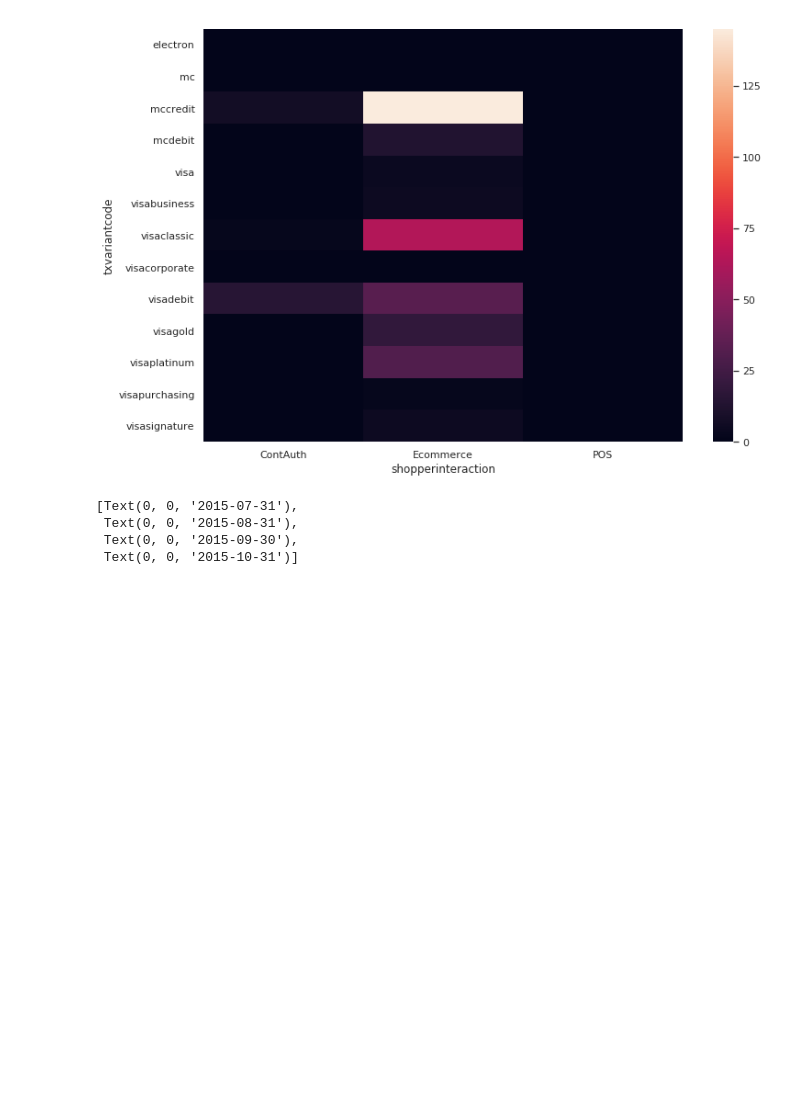
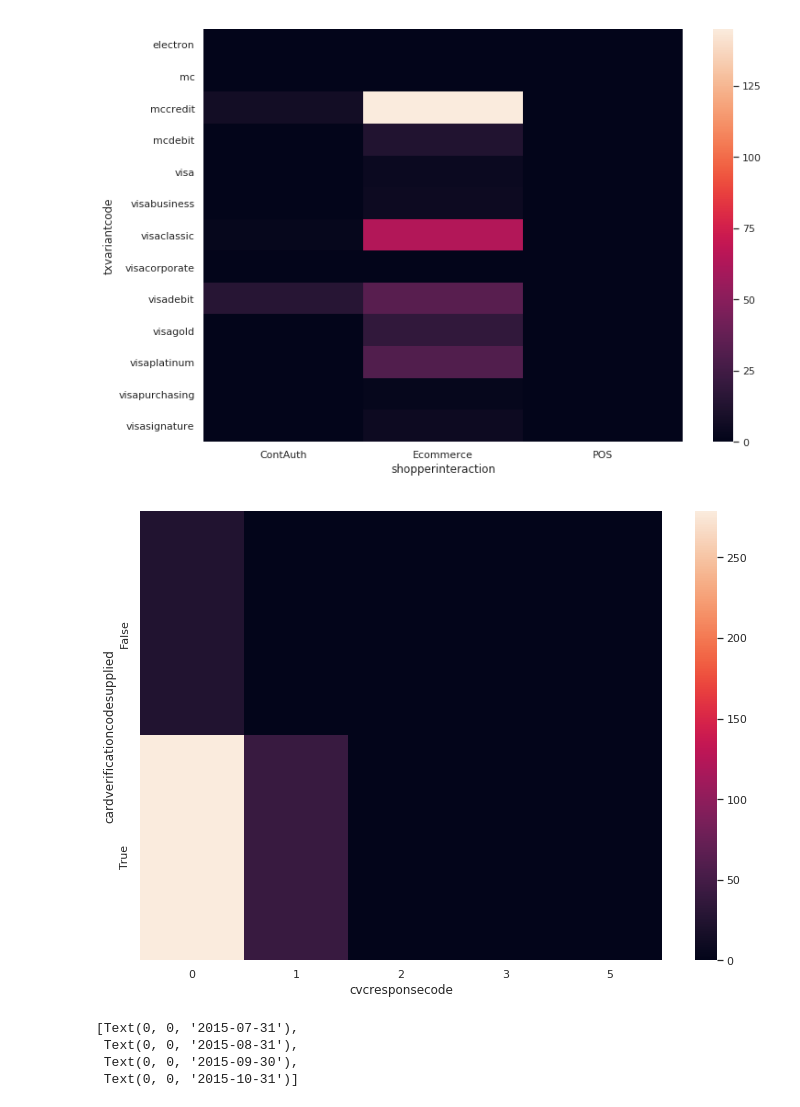
Before and after one commit to MartijnVermeulen96/CS4035-Labs, a Jupyter notebook: Lab1/Code/Visualization task.ipynb, the cells around one changed output. Cells and saved outputs as stored; diff of their text form; code cells hidden in the pictures; blank space fills up the shorter version.

```diff
--- a/Lab1/Code/Visualization task.ipynb
+++ b/Lab1/Code/Visualization task.ipynb
@@ -111,6 +111,12 @@ heatmap_data = pd.pivot_table(finalset, "simple_journal", "txvariantcode","shopp
 ax = sns.heatmap(heatmap_data.fillna(0))
 # %% [output]
 [figure]
+# %%
+# Heatmap card type and shopperinteraction
+heatmap_data = pd.pivot_table(finalset, "simple_journal", "cardverificationcodesupplied","cvcresponsecode", aggfunc=lambda x: sum(x == "Chargeback"))
+ax = sns.heatmap(heatmap_data.fillna(0))
+# %% [output]
+[figure, added]
 # %%
 # Monthly fraud barplot
 ax = sns.barplot(x=creation_monthlygroup_sum.index, y="bool_fraud", data=creation_monthlygroup_sum)
```
Also changed, not shown: 2 other files.
